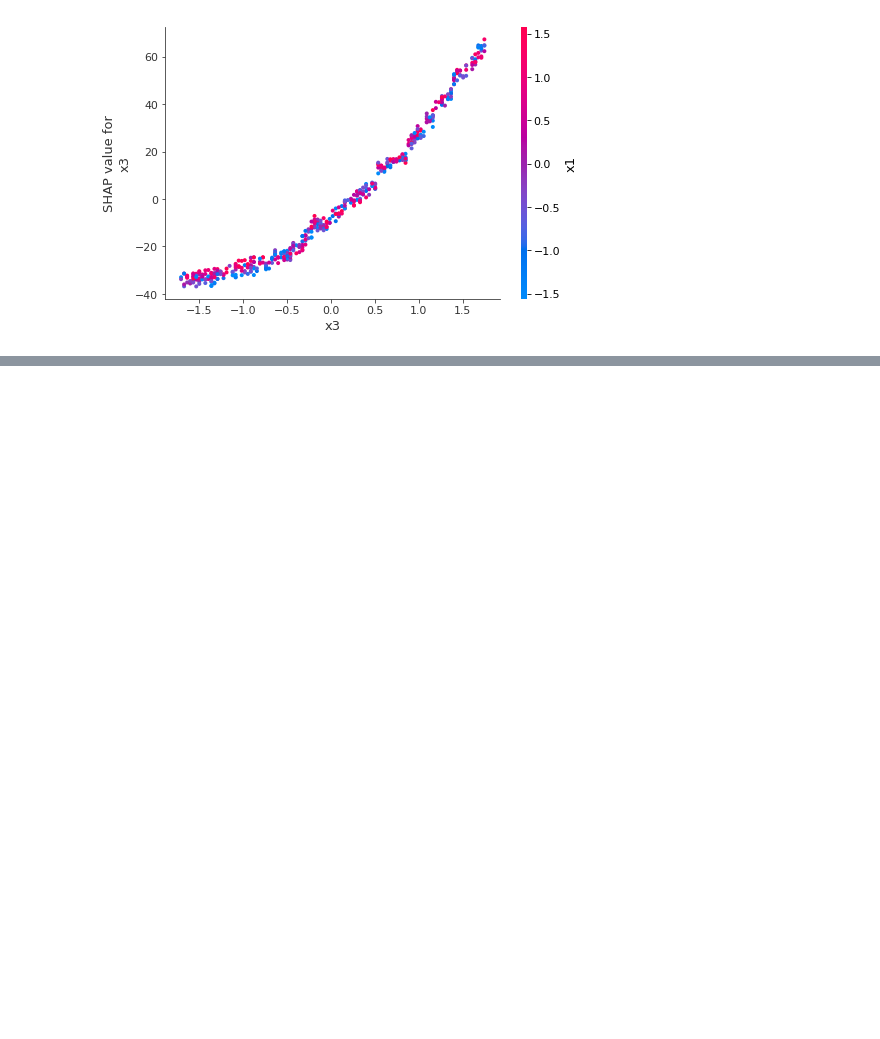
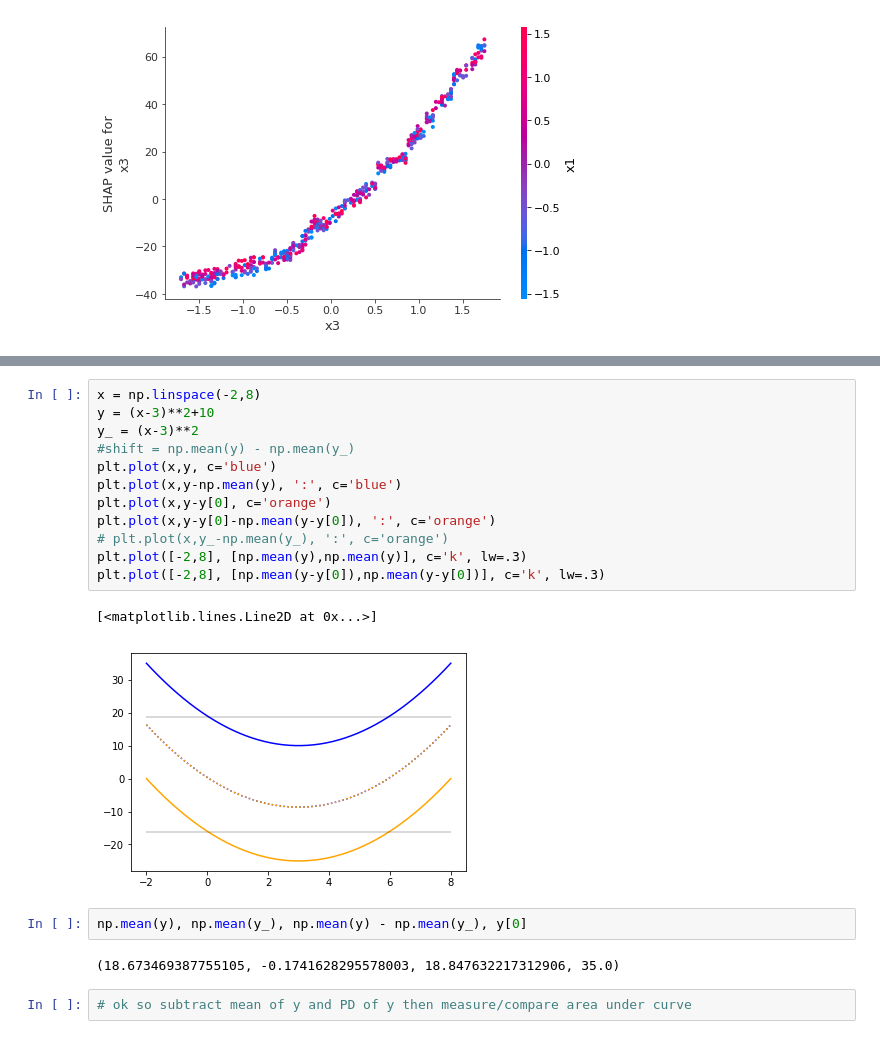
Before and after one commit to parrt/stratx, a Jupyter notebook: notebooks/examples-featimp.ipynb, the cells around one changed output, grey strips where cells are left out. Drawn from its saved outputs; the diff is of its cells as text; blank space fills up the shorter version.

```diff
--- a/notebooks/examples-featimp.ipynb
+++ b/notebooks/examples-featimp.ipynb
@@ -245,0 +273,21 @@ shap.dependence_plot("x3", shap_values, X)
+# %%
+x = np.linspace(-2,8)
+y = (x-3)**2+10
+y_ = (x-3)**2
+#shift = np.mean(y) - np.mean(y_)
+plt.plot(x,y, c='blue')
+plt.plot(x,y-np.mean(y), ':', c='blue')
+plt.plot(x,y-y[0], c='orange')
+plt.plot(x,y-y[0]-np.mean(y-y[0]), ':', c='orange')
+# plt.plot(x,y_-np.mean(y_), ':', c='orange')
+plt.plot([-2,8], [np.mean(y),np.mean(y)], c='k', lw=.3)
+plt.plot([-2,8], [np.mean(y-y[0]),np.mean(y-y[0])], c='k', lw=.3)
+# %% [output]
+[<matplotlib.lines.Line2D at 0x...>]
+[figure, added]
+# %%
+np.mean(y), np.mean(y_), np.mean(y) - np.mean(y_), y[0]
+# %% [output]
+(18.673469387755105, -0.1741628295578003, 18.847632217312906, 35.0)
+# %%
+# ok so subtract mean of y and PD of y then measure/compare area under curve
```
Also changed, not shown: parts of 3 cells of this notebook.
